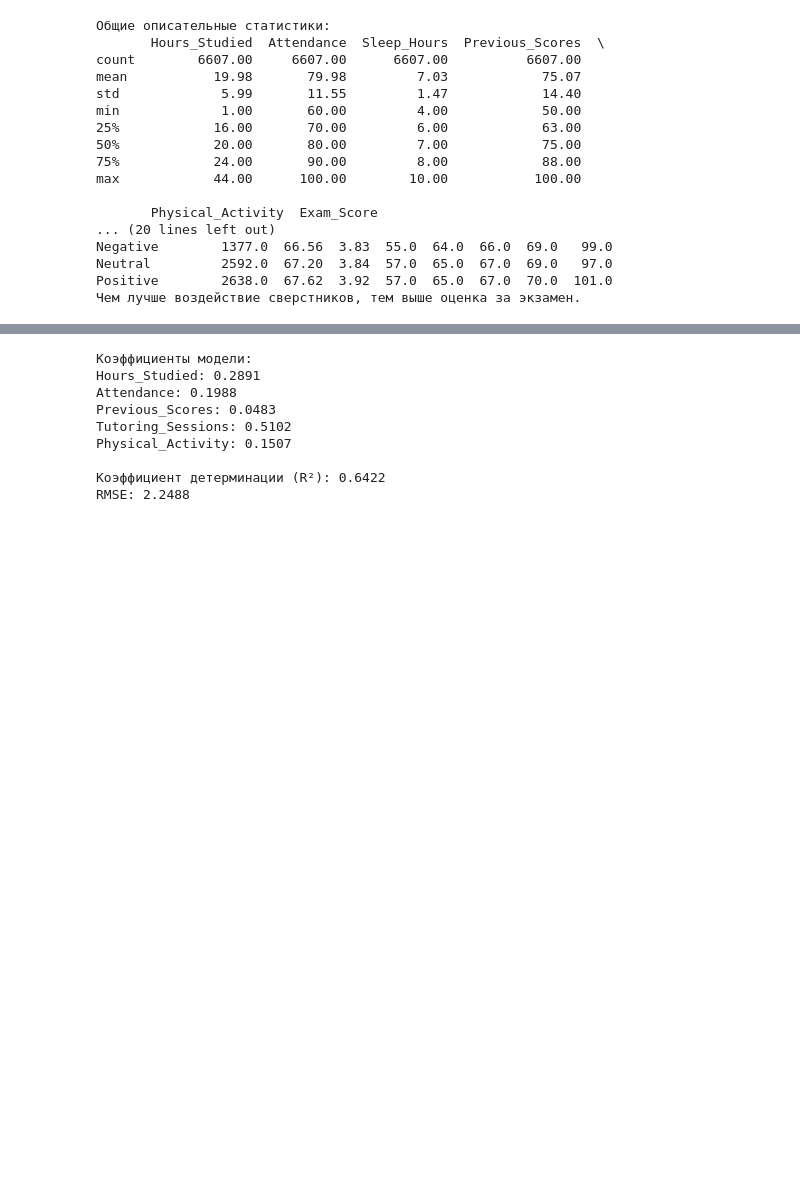
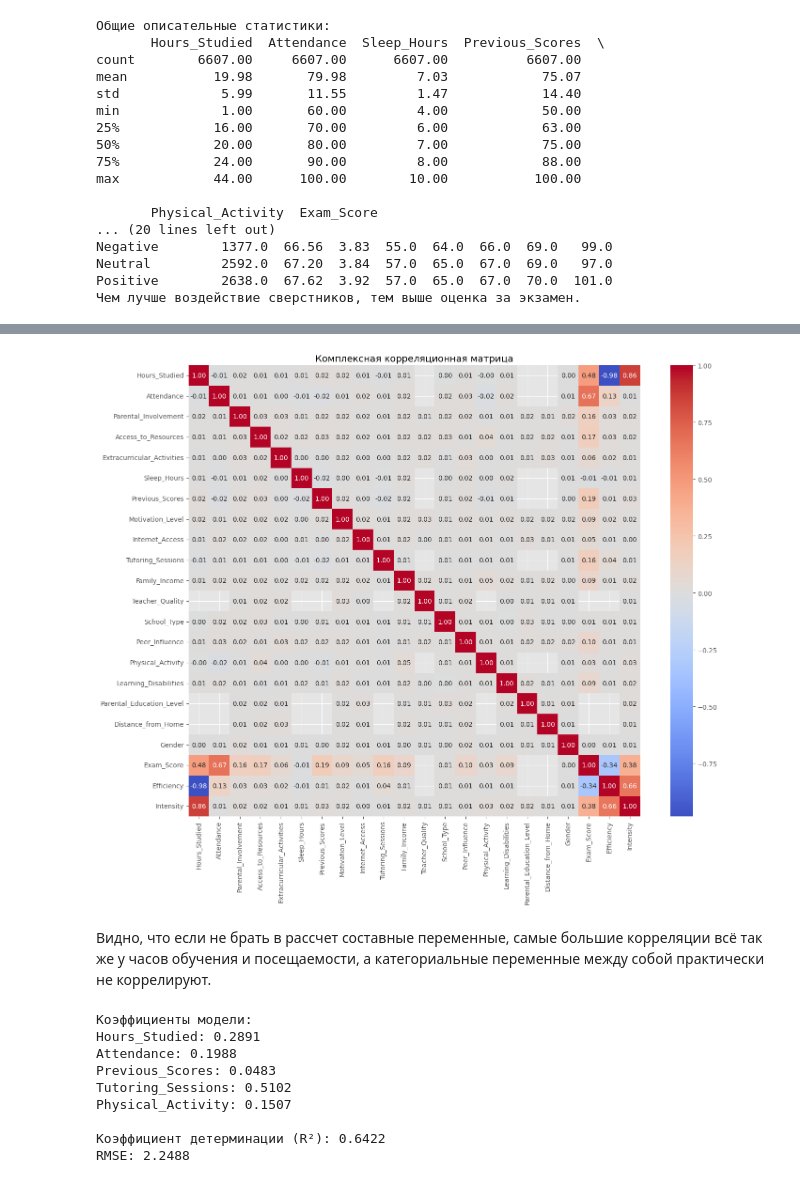
Before and after one commit to w1sq/data_science_project, a Jupyter notebook: Кокорев.ipynb, the cells around one changed output, grey strips where cells are left out. Cells and saved outputs as stored; diff of their text form; code cells hidden in the pictures; blank space fills up the shorter version.

```diff
--- a/Кокорев.ipynb
+++ b/Кокорев.ipynb
@@ -333 +380,74 @@ print("Также стоит отметить корреляцию между о
+# %%
+from scipy.stats import spearmanr
+
+def cramers_v(x, y):
+    """Вычисляет коэффициент V Крамера между двумя категориальными переменными"""
+    confusion_matrix = pd.crosstab(x, y)
+    chi2 = stats.chi2_contingency(confusion_matrix)[0]
+    n = confusion_matrix.sum().sum()
+    min_dim = min(confusion_matrix.shape) - 1
+    return np.sqrt(chi2 / (n * min_dim))
+
+def correlation_ratio(categorical, numerical):
+    """Вычисляет корреляционное отношение между категориальной и числовой переменными"""
+    categories = categorical.unique()
+    means = [numerical[categorical == category].mean() for category in categories]
+    total_mean = numerical.mean()
+    ssb = sum(len(numerical[categorical == category]) * (mean - total_mean) ** 2
+              for category, mean in zip(categories, means))
+    sst = sum((numerical - total_mean) ** 2)
+    return np.sqrt(ssb / sst)
+
+def calculate_correlation(x, y, x_type, y_type):
+    """Вычисляет корреляцию между двумя переменными в зависимости от их типов"""
+    if x_type == 'numerical' and y_type == 'numerical':
+        return spearmanr(x, y)[0]
+    elif x_type == 'categorical' and y_type == 'categorical':
+        return cramers_v(x, y)
+    else:
+        if x_type == 'numerical':
+            return correlation_ratio(y, x)
+        else:
+            return correlation_ratio(x, y)
+
+numerical_cols = df.select_dtypes(include=['int64', 'float64']).columns
+categorical_cols = df.select_dtypes(include=['object']).columns
+
+variable_types = {col: 'numerical' if col in numerical_cols else 'categorical'
+                 for col in df.columns}
+
+n_vars = len(df.columns)
+correlation_matrix = np.zeros((n_vars, n_vars))
+
+for i, col1 in enumerate(df.columns):
+    for j, col2 in enumerate(df.columns):
+        if i <= j:
+            correlation = calculate_correlation(
+                df[col1], df[col2],
+                variable_types[col1],
+                variable_types[col2]
+            )
+            correlation_matrix[i, j] = correlation
+            correlation_matrix[j, i] = correlation
+
+correlation_df = pd.DataFrame(
+    correlation_matrix,
+    index=df.columns,
+    columns=df.columns
+)
+
+plt.figure(figsize=(15, 12))
+sns.heatmap(correlation_df,
+            annot=True,
+            fmt='.2f',
+            cmap='coolwarm',
+            center=0,
+            square=True)
+plt.title('Комплексная корреляционная матрица')
+plt.tight_layout()
+plt.show()
+# %% [output]
+[figure, added]
+# %% [markdown]
+Видно, что если не брать в рассчет составные переменные, самые большие корреляции всё так же у часов обучения и посещаемости, а категориальные переменные между собой практически не коррелируют.
 # %%
```
Also changed, not shown: parts of 8 cells of this notebook, 1 other file.
